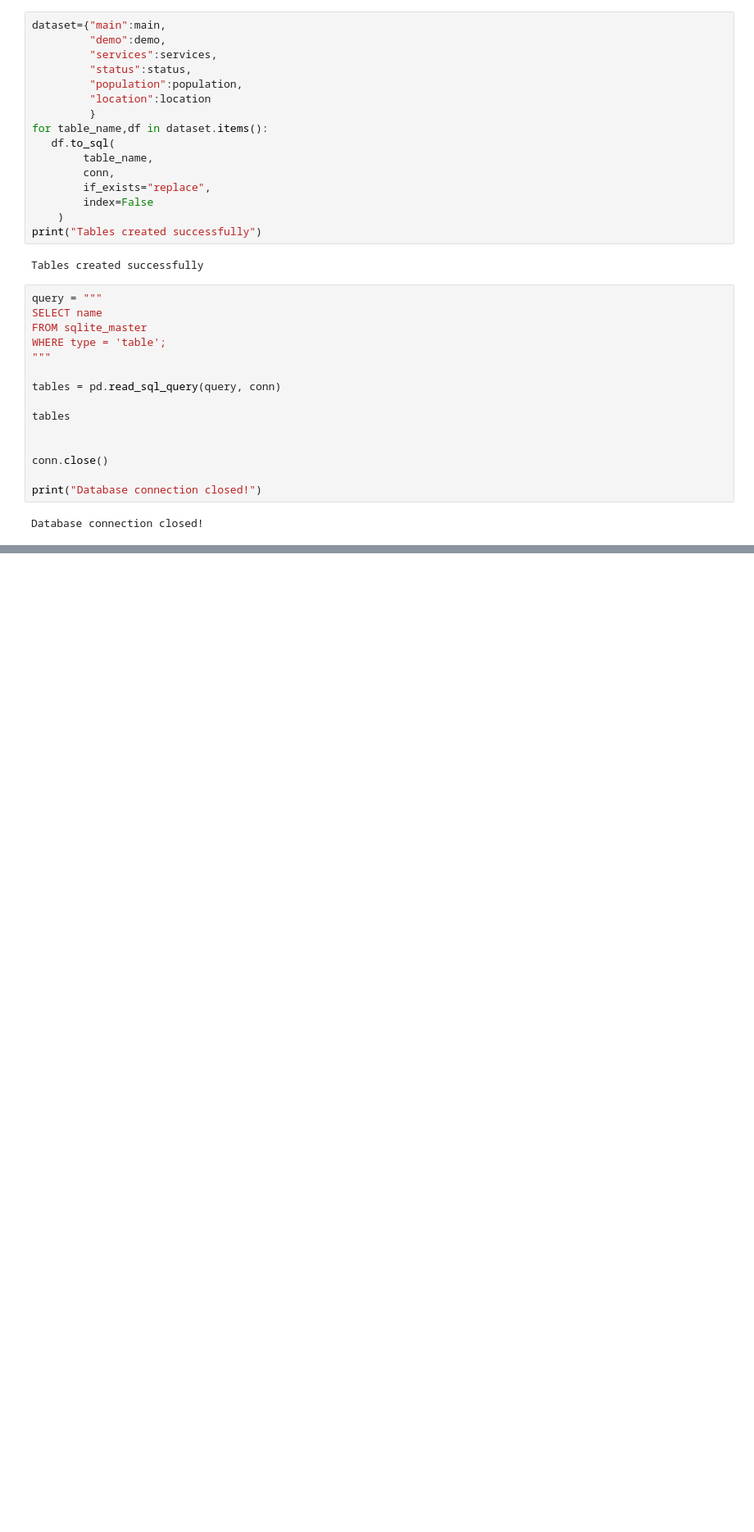
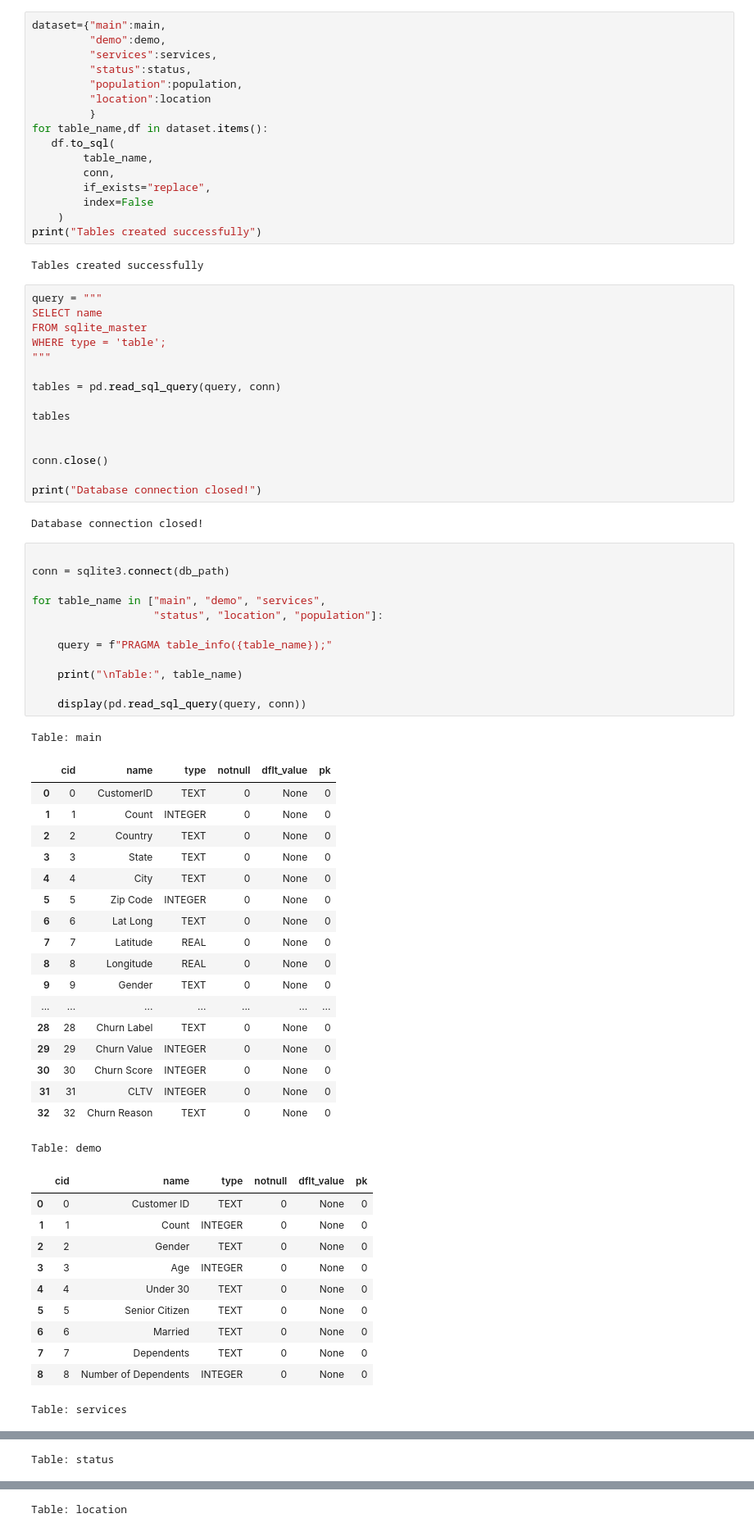
Before and after one commit to Nidhiwa/telco-customer-churn-analysis, a Jupyter notebook: notebooks/Telco_Churn_Analysis.ipynb, the cells around one changed output, grey strips where cells are left out. Shown at 82% size. Drawn from its saved outputs; the diff is of its cells as text; blank space fills up the shorter version.

```diff
--- a/notebooks/Telco_Churn_Analysis.ipynb
+++ b/notebooks/Telco_Churn_Analysis.ipynb
@@ -119,3 +119,46 @@ conn.close()
 print("Database connection closed!")
 # %% [output]
 Database connection closed!
+# %%
+
+conn = sqlite3.connect(db_path)
+
+for table_name in ["main", "demo", "services",
+                   "status", "location", "population"]:
+
+    query = f"PRAGMA table_info({table_name});"
+
+    print("\nTable:", table_name)
+
+    display(pd.read_sql_query(query, conn))
+# %% [output]
+Table: main
+|  | cid | name | type | notnull | dflt_value | pk |
+| 0 | 0 | CustomerID | TEXT | 0 | None | 0 |
+| 1 | 1 | Count | INTEGER | 0 | None | 0 |
+| 2 | 2 | Country | TEXT | 0 | None | 0 |
+| 3 | 3 | State | TEXT | 0 | None | 0 |
+| 4 | 4 | City | TEXT | 0 | None | 0 |
+| 5 | 5 | Zip Code | INTEGER | 0 | None | 0 |
+| 6 | 6 | Lat Long | TEXT | 0 | None | 0 |
+| 7 | 7 | Latitude | REAL | 0 | None | 0 |
+| 8 | 8 | Longitude | REAL | 0 | None | 0 |
+| 9 | 9 | Gender | TEXT | 0 | None | 0 |
+| ... | ... | ... | ... | ... | ... | ... |
+| 28 | 28 | Churn Label | TEXT | 0 | None | 0 |
+| 29 | 29 | Churn Value | INTEGER | 0 | None | 0 |
+| 30 | 30 | Churn Score | INTEGER | 0 | None | 0 |
+| 31 | 31 | CLTV | INTEGER | 0 | None | 0 |
+| 32 | 32 | Churn Reason | TEXT | 0 | None | 0 |
+Table: demo
+|  | cid | name | type | notnull | dflt_value | pk |
+| 0 | 0 | Customer ID | TEXT | 0 | None | 0 |
+| 1 | 1 | Count | INTEGER | 0 | None | 0 |
+| 2 | 2 | Gender | TEXT | 0 | None | 0 |
+| 3 | 3 | Age | INTEGER | 0 | None | 0 |
+| 4 | 4 | Under 30 | TEXT | 0 | None | 0 |
+| 5 | 5 | Senior Citizen | TEXT | 0 | None | 0 |
+| 6 | 6 | Married | TEXT | 0 | None | 0 |
+| 7 | 7 | Dependents | TEXT | 0 | None | 0 |
+| 8 | 8 | Number of Dependents | INTEGER | 0 | None | 0 |
+Table: services
@@ -121,0 +182 @@ Database connection closed!
+Table: status
@@ -121,0 +195 @@ Database connection closed!
+Table: location
```
Also changed, not shown: parts of 9 cells of this notebook.
